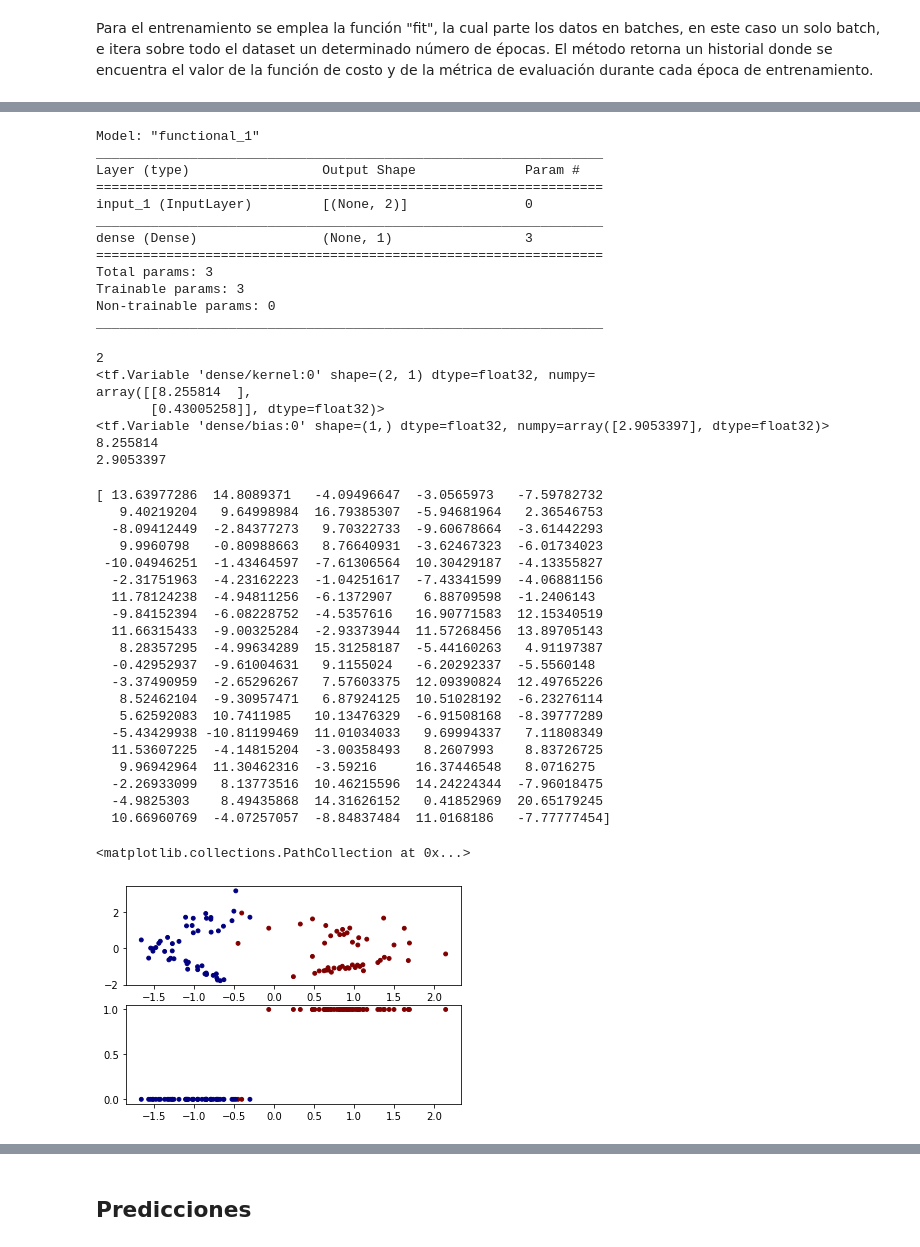
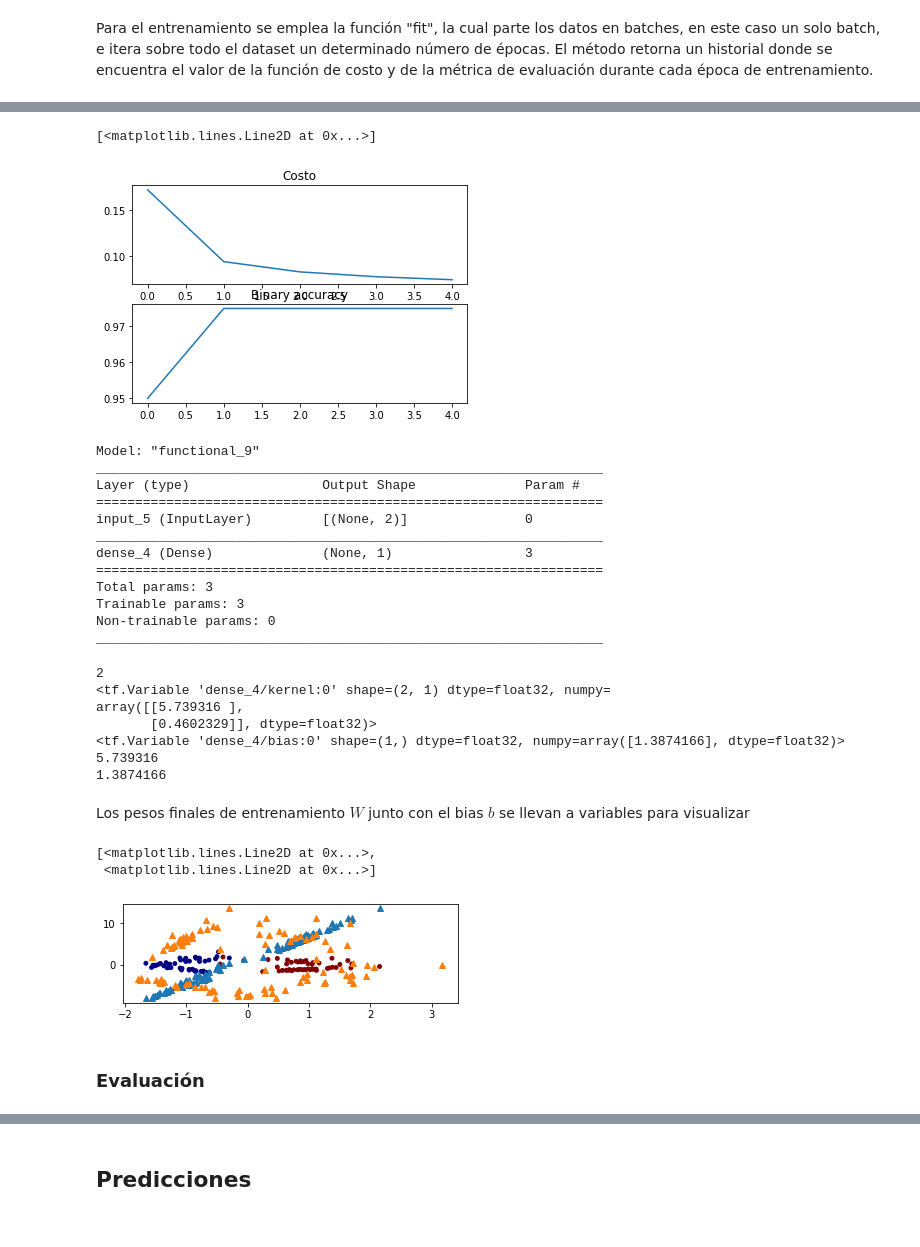
Before and after one commit to juanchess98/Notebooks-Deep-Learning, a Jupyter notebook: Regresion_Logistica.ipynb, the cells around one changed output, grey strips where cells are left out. Drawn from its saved outputs; the diff is of its cells as text; code cells hidden in the pictures.

Commit message:
Graficas entrenamiento

```diff
--- a/Regresion_Logistica.ipynb
+++ b/Regresion_Logistica.ipynb
@@ -117,6 +118,6 @@ def reg_logistica(dim):
 
     return model
 # %%
-model_logistic = reg_logistica(X_[:80,:80].shape[1])
+model_logistic = reg_logistica(X_[:80,:].shape[1])
 keras.utils.plot_model(model_logistic, show_shapes=True)
 # %% [output]
@@ -164,5 +165,5 @@ model_logistic.compile(optimizer=sgd ,loss='binary_crossentropy',metrics=['binar
 # %% [markdown]
 Para el entrenamiento se emplea la función "fit", la cual parte los datos en batches, en este caso un solo batch, e itera sobre todo el dataset un determinado número de épocas. El método retorna un historial donde se encuentra el valor de la función de costo y de la métrica de evaluación durante cada época de entrenamiento.
 # %%
-model_logistic.fit(X_[:80,:80], y_[:80], batch_size=1, epochs=10, shuffle=False)
+history = model_logistic.fit(X_[:80,:], y_[:80], batch_size=1, epochs=5, shuffle=False)
 # %% [output]
@@ -194,13 +188,25 @@ print(model_logistic.history)
+# %%
+fig1 = plt.figure()#(figsize=(5.0, 4.0))
+ax_ = fig1.add_subplot(211)
+ax_.set_title('Costo')
+ax_.plot(history.history['loss'])
+
+ax1_ = fig1.add_subplot(212)
+ax1_.set_title('Binary accuracy')
+ax1_.plot(history.history['binary_accuracy'])
+# %% [output]
+[<matplotlib.lines.Line2D at 0x...>]
+[figure, added]
 # %%
 model_logistic.summary()
 # %% [output]
-Model: "functional_1"
+Model: "functional_9"
 _________________________________________________________________
 Layer (type)                 Output Shape              Param #
 =================================================================
-input_1 (InputLayer)         [(None, 2)]               0
+input_5 (InputLayer)         [(None, 2)]               0
 _________________________________________________________________
-dense (Dense)                (None, 1)                 3
+dense_4 (Dense)              (None, 1)                 3
 =================================================================
 Total params: 3
 Trainable params: 3
@@ -214,48 +220,35 @@ print(model_logistic.layers[1].get_weights()[0][0][0]) # Este es W
 print(model_logistic.layers[1].get_weights()[1][0]) # Este es el bias b
 # %% [output]
 2
-<tf.Variable 'dense/kernel:0' shape=(2, 1) dtype=float32, numpy=
-array([[8.255814  ],
-       [0.43005258]], dtype=float32)>
-<tf.Variable 'dense/bias:0' shape=(1,) dtype=float32, numpy=array([2.9053397], dtype=float32)>
-8.255814
-2.9053397
+<tf.Variable 'dense_4/kernel:0' shape=(2, 1) dtype=float32, numpy=
+array([[5.739316 ],
+       [0.4602329]], dtype=float32)>
+<tf.Variable 'dense_4/bias:0' shape=(1,) dtype=float32, numpy=array([1.3874166], dtype=float32)>
+5.739316
+1.3874166
+# %% [markdown]
+Los pesos finales de entrenamiento $W$ junto con el bias $b$ se llevan a variables para visualizar
 # %%
-W = model_logistic.layers[1].get_weights()[0][0][0]
+W = model_logistic.layers[1].get_weights()[0]
 b = model_logistic.layers[1].get_weights()[1][0]
 # %%
-resultado = lambda x: W*x + b
+resultado = lambda x: np.dot(x, W) + b
 #plt.plot(X_[:,0],X_[:,1], 'o', X_[:,0], resultado(X_[:,0]), 'g^', X_[:,0], sigmoide(resultado(X_[:,0])), 'bs')
 #plt.show()
 
 fig = plt.figure()#(figsize=(5.0, 4.0))
 ax = fig.add_subplot(211)
 ax.scatter(X_[:,0], X_[:,1], s=15, c=y_.squeeze(), cmap='jet')
-ax1 = fig.add_subplot(212)
-r = resultado(X_[:,0])
-print(r)
-r = np.where(resultado(X_[:,0]) > 0.5, 1, 0)
-ax1.scatter(X_[:,0], r, s=15, c=y_.squeeze(), cmap='jet')
+r = resultado(X_[:,:])
+ax.plot(X_[:,:], r, '^')
+#ax1 = fig.add_subplot(212)
+
+#print(r)
+#r = np.where(resultado(X_[:,0]) > 0.5, 1, 0)
+#ax1.scatter(X_[:,0], r, s=15, c=y_.squeeze(), cmap='jet')
 # %% [output]
-[ 13.63977286  14.8089371   -4.09496647  -3.0565973   -7.59782732
-   9.40219204   9.64998984  16.79385307  -5.94681964   2.36546753
-  -8.09412449  -2.84377273   9.70322733  -9.60678664  -3.61442293
-   9.9960798   -0.80988663   8.76640931  -3.62467323  -6.01734023
- -10.04946251  -1.43464597  -7.61306564  10.30429187  -4.13355827
-  -2.31751963  -4.23162223  -1.04251617  -7.43341599  -4.06881156
-  11.78124238  -4.94811256  -6.1372907    6.88709598  -1.2406143
-  -9.84152394  -6.08228752  -4.5357616   16.90771583  12.15340519
-  11.66315433  -9.00325284  -2.93373944  11.57268456  13.89705143
-   8.28357295  -4.99634289  15.31258187  -5.44160263   4.91197387
-  -0.42952937  -9.61004631   9.1155024   -6.20292337  -5.5560148
-  -3.37490959  -2.65296267   7.57603375  12.09390824  12.49765226
-   8.52462104  -9.30957471   6.87924125  10.51028192  -6.23276114
-   5.62592083  10.7411985   10.13476329  -6.91508168  -8.39777289
-  -5.43429938 -10.81199469  11.01034033   9.69994337   7.11808349
-  11.53607225  -4.14815204  -3.00358493   8.2607993    8.83726725
-   9.96942964  11.30462316  -3.59216     16.37446548   8.0716275
-  -2.26933099   8.13773516  10.46215596  14.24224344  -7.96018475
-  -4.9825303    8.49435868  14.31626152   0.41852969  20.65179245
-  10.66960769  -4.07257057  -8.84837484  11.0168186   -7.77777454]
+[<matplotlib.lines.Line2D at 0x...>,
+ <matplotlib.lines.Line2D at 0x...>]
-<matplotlib.collections.PathCollection at 0x...>
-[figure, old version]
+[figure, new version]
+# %% [markdown]
+### Evaluación
```
Also changed, not shown: parts of 7 cells of this notebook.
